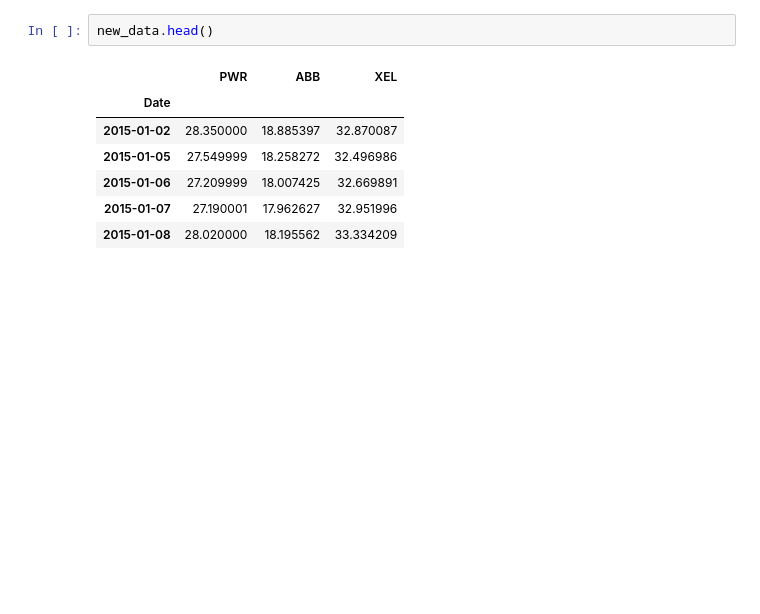
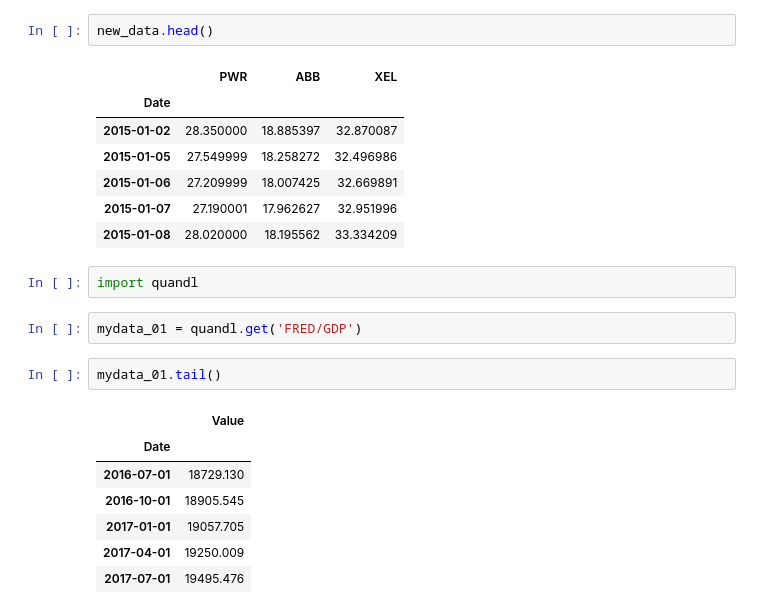
Before and after one commit to jefedeltejas/pythonFinance, a Jupyter notebook: Importing_and_Organizing_data_part1.ipynb, the cells around one changed output. Cells and saved outputs as stored; diff of their text form; blank space fills up the shorter version.

```diff
--- a/Importing_and_Organizing_data_part1.ipynb
+++ b/Importing_and_Organizing_data_part1.ipynb
@@ -101,3 +101,17 @@ new_data.head()
 | 2015-01-06 | 27.209999 | 18.007425 | 32.669891 |
 | 2015-01-07 | 27.190001 | 17.962627 | 32.951996 |
 | 2015-01-08 | 28.020000 | 18.195562 | 33.334209 |
+# %%
+import quandl
+# %%
+mydata_01 = quandl.get('FRED/GDP')
+# %%
+mydata_01.tail()
+# %% [output]
+|  | Value |
+| Date |  |
+| 2016-07-01 | 18729.130 |
+| 2016-10-01 | 18905.545 |
+| 2017-01-01 | 19057.705 |
+| 2017-04-01 | 19250.009 |
+| 2017-07-01 | 19495.476 |
```
Also changed, not shown: parts of 9 cells of this notebook.
